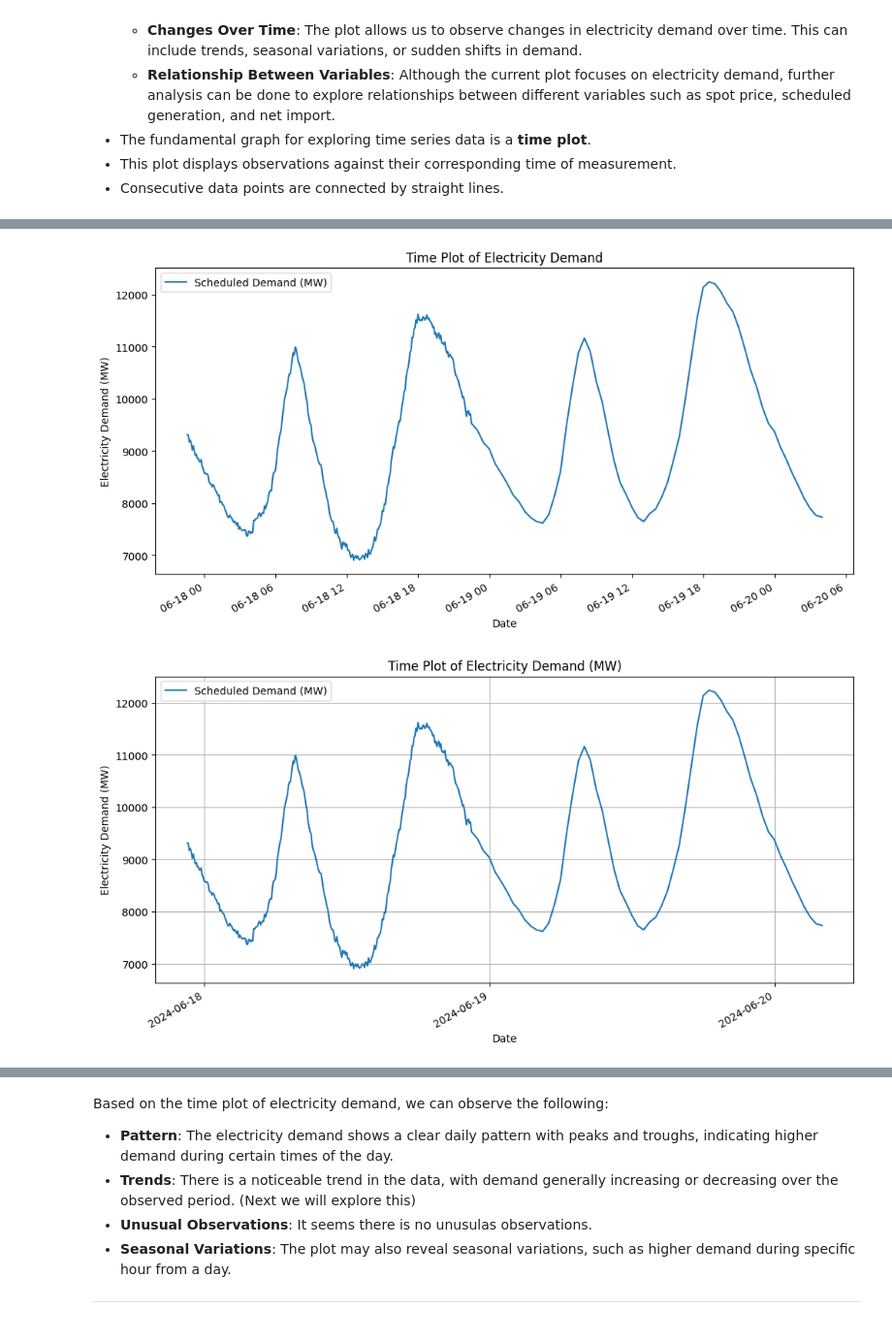
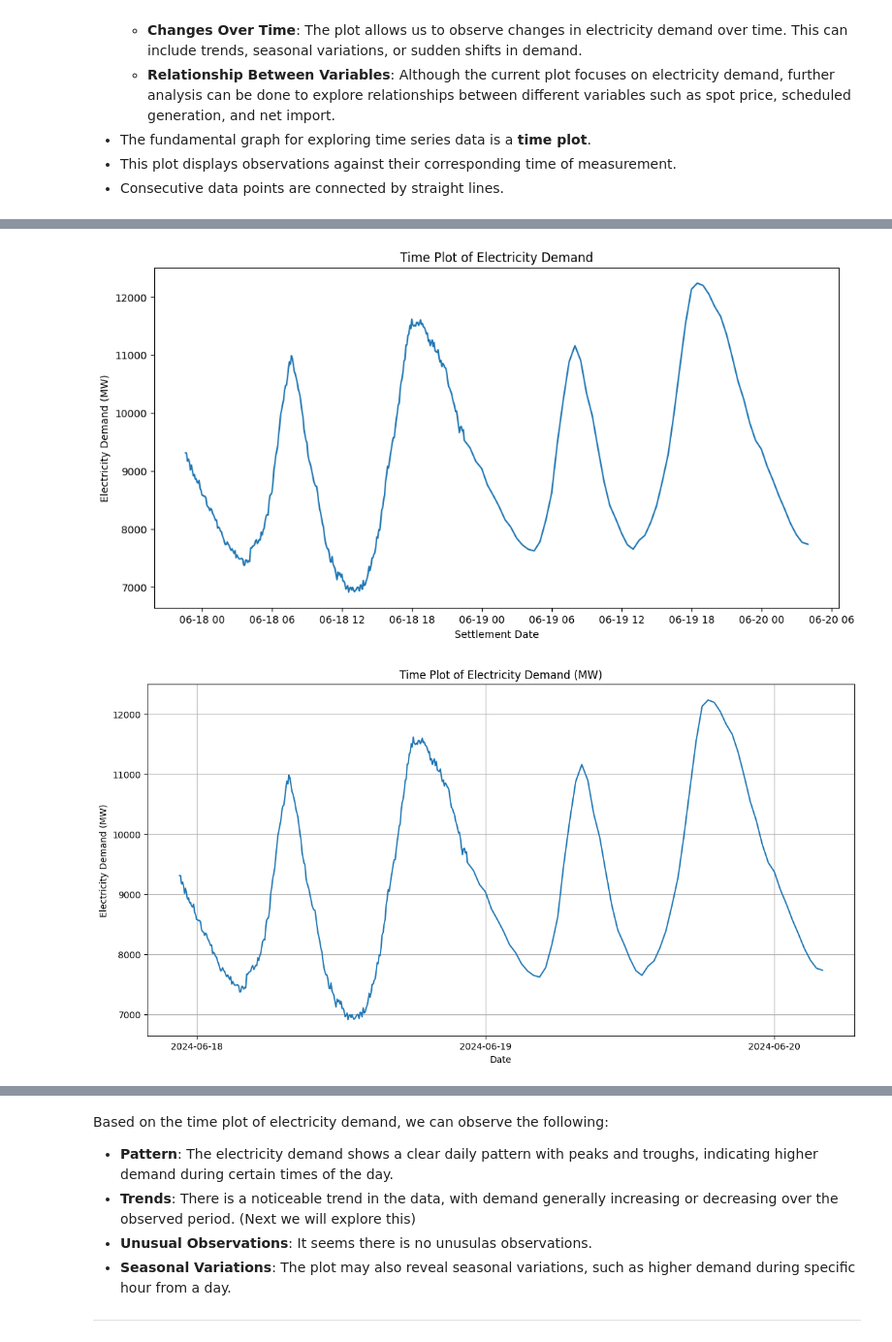
Before and after one commit to rahilaode/electricity-demand-forecast, a Jupyter notebook: time_series_analysis.ipynb, the cells around one changed output, grey strips where cells are left out. Shown: that part at 97% size. Cells and saved outputs as stored; diff of their text form; code cells hidden in the pictures.

```diff
--- a/time_series_analysis.ipynb
+++ b/time_series_analysis.ipynb
@@ -12,6 +12,8 @@ Based on this exploratory analysis, we will answer some question related to the
 # %%
 import pandas as pd
 
-elec_demand = pd.read_csv('NEMPRICEANDDEMAND_NSW1_202406182230.csv')
+elec_demand = pd.read_csv("NEMPRICEANDDEMAND_NSW1_202406182230.csv",
+                          index_col = "Settlement Date",
+                          parse_dates = ["Settlement Date"])
 elec_demand.head()
 # %% [output]
@@ -44,3 +43,0 @@ The `Settlement Date` columns is still in object format. We need to convert it t
-# %%
-elec_demand['Settlement Date'] = pd.to_datetime(elec_demand['Settlement Date'])
-elec_demand.head()
@@ -113,21 +108,15 @@ Info :
 # %%
-import matplotlib.pyplot as plt
-
-elec_demand.plot(x = 'Settlement Date',
-                 y = 'Scheduled Demand (MW)',
-                 figsize=(12,6))
-plt.xlabel('Date')
+plt.figure(figsize=(12, 6))
+plt.plot(elec_demand['Scheduled Demand (MW)'], label='Scheduled Demand (MW)')
+plt.xlabel('Settlement Date')
 plt.ylabel('Electricity Demand (MW)')
 plt.title('Time Plot of Electricity Demand')
 plt.show()
 # %% [output]
-[figure, old version]
+[figure, new version]
 # %%
-import matplotlib.pyplot as plt
-
-elec_demand.plot(x = 'Settlement Date',
-                 y = 'Scheduled Demand (MW)',
-                 figsize=(12,6))
+plt.figure(figsize=(12, 6))
+plt.plot(elec_demand['Scheduled Demand (MW)'], label='Scheduled Demand (MW)')
 plt.xlabel('Date')
 plt.ylabel('Electricity Demand (MW)')
 plt.title('Time Plot of Electricity Demand (MW)')
@@ -135,5 +124,5 @@ plt.grid(True)
 plt.gca().xaxis.set_major_locator(plt.matplotlib.dates.DayLocator())
 plt.show()
 # %% [output]
-[figure, old version]
+[figure, new version]
 # %%
```
Also changed, not shown: parts of 15 cells of this notebook.
